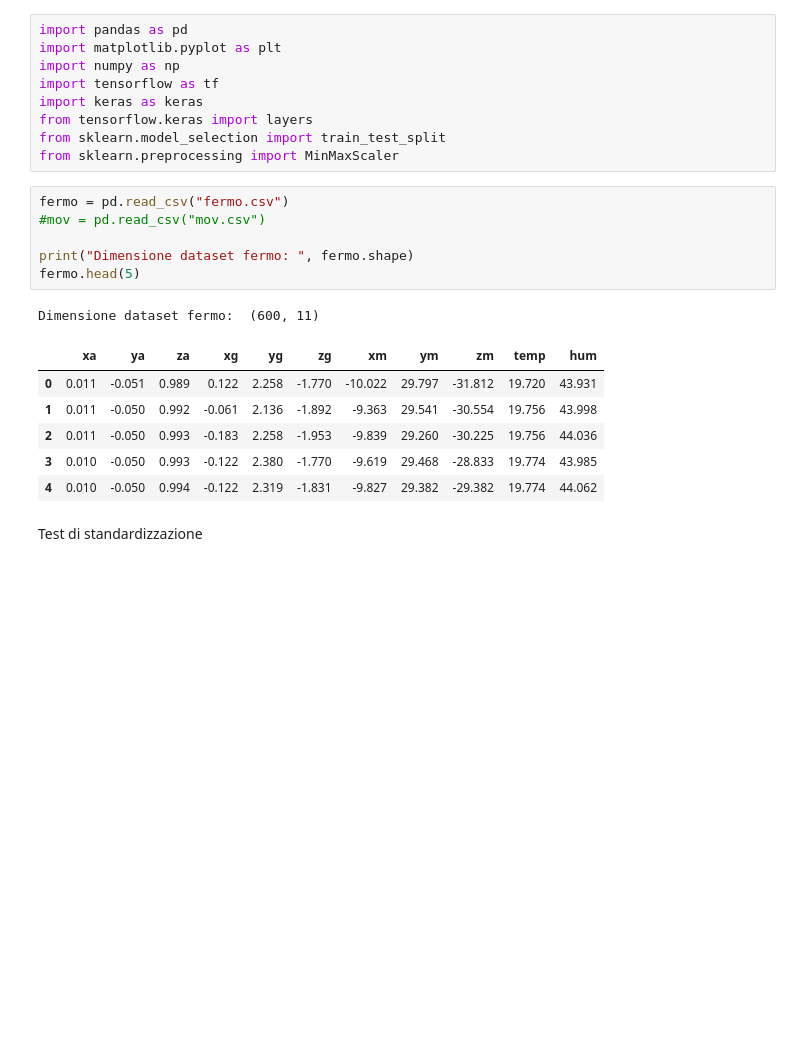
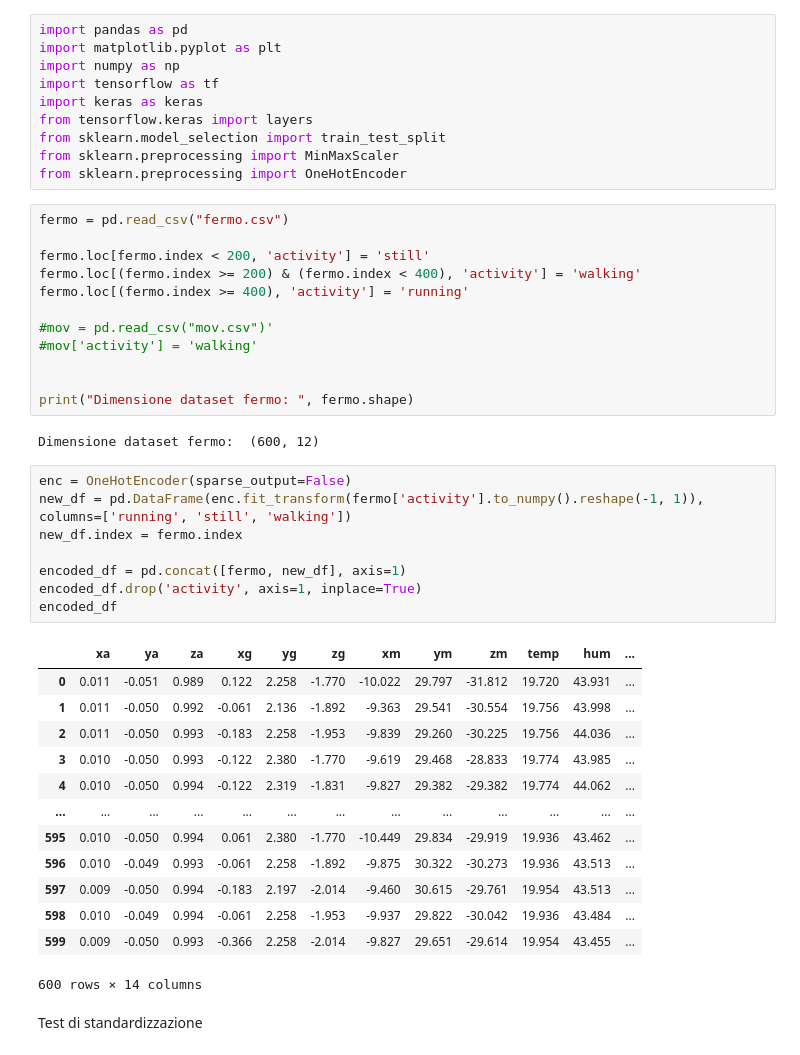
Before and after one commit to bernyxx/activity-classifier, a Jupyter notebook: read.ipynb, the cells around one changed output. Saved outputs shown, nothing was run; the diff lists cells and outputs as text; blank space fills up the shorter version.

Commit message:
added onehot encoder

```diff
--- a/read.ipynb
+++ b/read.ipynb
@@ -7,20 +7,43 @@ import keras as keras
 from tensorflow.keras import layers
 from sklearn.model_selection import train_test_split
 from sklearn.preprocessing import MinMaxScaler
+from sklearn.preprocessing import OneHotEncoder
 # %%
 fermo = pd.read_csv("fermo.csv")
-#mov = pd.read_csv("mov.csv")
+
+fermo.loc[fermo.index < 200, 'activity'] = 'still'
+fermo.loc[(fermo.index >= 200) & (fermo.index < 400), 'activity'] = 'walking'
+fermo.loc[(fermo.index >= 400), 'activity'] = 'running'
+
+#mov = pd.read_csv("mov.csv")'
+#mov['activity'] = 'walking'
+
 
 print("Dimensione dataset fermo: ", fermo.shape)
-fermo.head(5)
 # %% [output]
-Dimensione dataset fermo:  (600, 11)
+Dimensione dataset fermo:  (600, 12)
-|  | xa | ya | za | xg | yg | zg | xm | ym | zm | temp | hum |
-| 0 | 0.011 | -0.051 | 0.989 | 0.122 | 2.258 | -1.770 | -10.022 | 29.797 | -31.812 | 19.720 | 43.931 |
-| 1 | 0.011 | -0.050 | 0.992 | -0.061 | 2.136 | -1.892 | -9.363 | 29.541 | -30.554 | 19.756 | 43.998 |
-| 2 | 0.011 | -0.050 | 0.993 | -0.183 | 2.258 | -1.953 | -9.839 | 29.260 | -30.225 | 19.756 | 44.036 |
-| 3 | 0.010 | -0.050 | 0.993 | -0.122 | 2.380 | -1.770 | -9.619 | 29.468 | -28.833 | 19.774 | 43.985 |
-| 4 | 0.010 | -0.050 | 0.994 | -0.122 | 2.319 | -1.831 | -9.827 | 29.382 | -29.382 | 19.774 | 44.062 |
+# %%
+enc = OneHotEncoder(sparse_output=False)
+new_df = pd.DataFrame(enc.fit_transform(fermo['activity'].to_numpy().reshape(-1, 1)), columns=['running', 'still', 'walking'])
+new_df.index = fermo.index
+
+encoded_df = pd.concat([fermo, new_df], axis=1)
+encoded_df.drop('activity', axis=1, inplace=True)
+encoded_df
+# %% [output]
+|  | xa | ya | za | xg | yg | zg | xm | ym | zm | temp | hum | ... |
+| 0 | 0.011 | -0.051 | 0.989 | 0.122 | 2.258 | -1.770 | -10.022 | 29.797 | -31.812 | 19.720 | 43.931 | ... |
+| 1 | 0.011 | -0.050 | 0.992 | -0.061 | 2.136 | -1.892 | -9.363 | 29.541 | -30.554 | 19.756 | 43.998 | ... |
+| 2 | 0.011 | -0.050 | 0.993 | -0.183 | 2.258 | -1.953 | -9.839 | 29.260 | -30.225 | 19.756 | 44.036 | ... |
+| 3 | 0.010 | -0.050 | 0.993 | -0.122 | 2.380 | -1.770 | -9.619 | 29.468 | -28.833 | 19.774 | 43.985 | ... |
+| 4 | 0.010 | -0.050 | 0.994 | -0.122 | 2.319 | -1.831 | -9.827 | 29.382 | -29.382 | 19.774 | 44.062 | ... |
+| ... | ... | ... | ... | ... | ... | ... | ... | ... | ... | ... | ... | ... |
+| 595 | 0.010 | -0.050 | 0.994 | 0.061 | 2.380 | -1.770 | -10.449 | 29.834 | -29.919 | 19.936 | 43.462 | ... |
+| 596 | 0.010 | -0.049 | 0.993 | -0.061 | 2.258 | -1.892 | -9.875 | 30.322 | -30.273 | 19.936 | 43.513 | ... |
+| 597 | 0.009 | -0.050 | 0.994 | -0.183 | 2.197 | -2.014 | -9.460 | 30.615 | -29.761 | 19.954 | 43.513 | ... |
+| 598 | 0.010 | -0.049 | 0.994 | -0.061 | 2.258 | -1.953 | -9.937 | 29.822 | -30.042 | 19.936 | 43.484 | ... |
+| 599 | 0.009 | -0.050 | 0.993 | -0.366 | 2.258 | -2.014 | -9.827 | 29.651 | -29.614 | 19.954 | 43.455 | ... |
+600 rows × 14 columns
 # %% [markdown]
 Test di standardizzazione
 # %%
```
Also changed, not shown: parts of 3 cells of this notebook.
